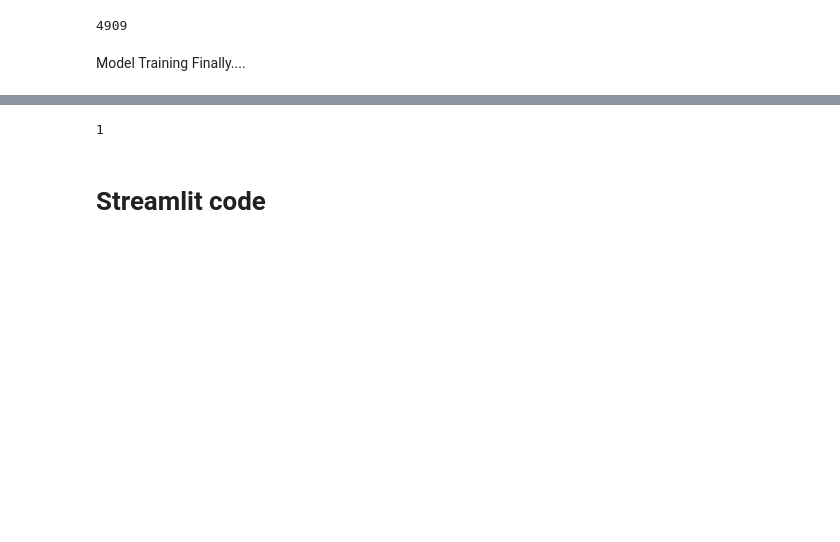
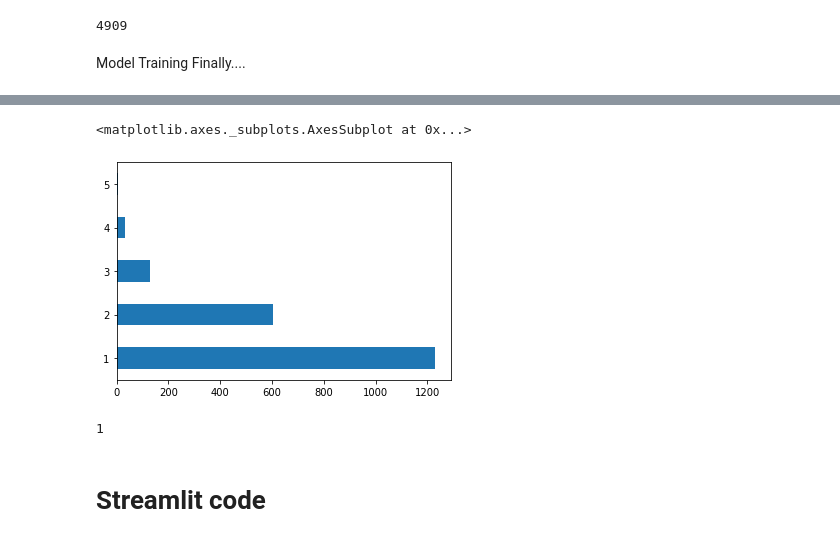
Before and after one commit to Gail529/Mental-health, a Jupyter notebook: lstm_MH_model.ipynb, the cells around one changed output, grey strips where cells are left out. Cells and saved outputs as stored; diff of their text form; code cells hidden in the pictures; blank space fills up the shorter version.

```diff
--- a/lstm_MH_model.ipynb
+++ b/lstm_MH_model.ipynb
@@ -306,3 +342,10 @@ reconstructed_model = keras.models.load_model('/content/MentalHealth_model.h5')
+# %%
+data=pd.read_csv('/content/Mental_health.csv')
+# %%
+data['labels'].value_counts().plot(kind='barh')
+# %% [output]
+<matplotlib.axes._subplots.AxesSubplot at 0x...>
+[figure, added]
 # %%
 
 prediction=model.predict(data)
```
Also changed, not shown: parts of 17 cells of this notebook.
